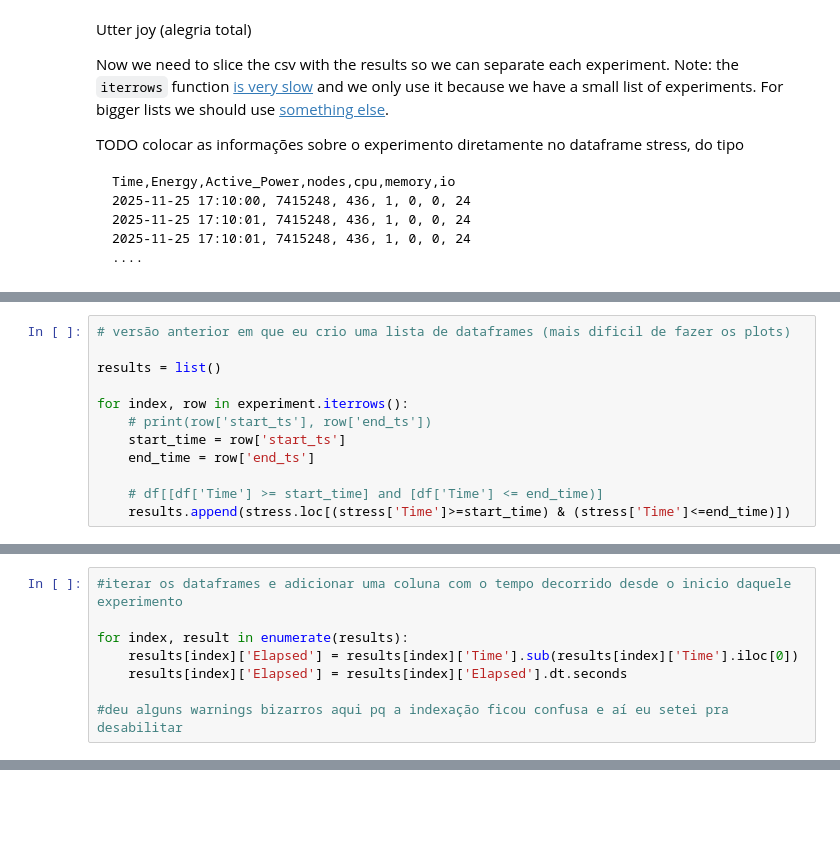
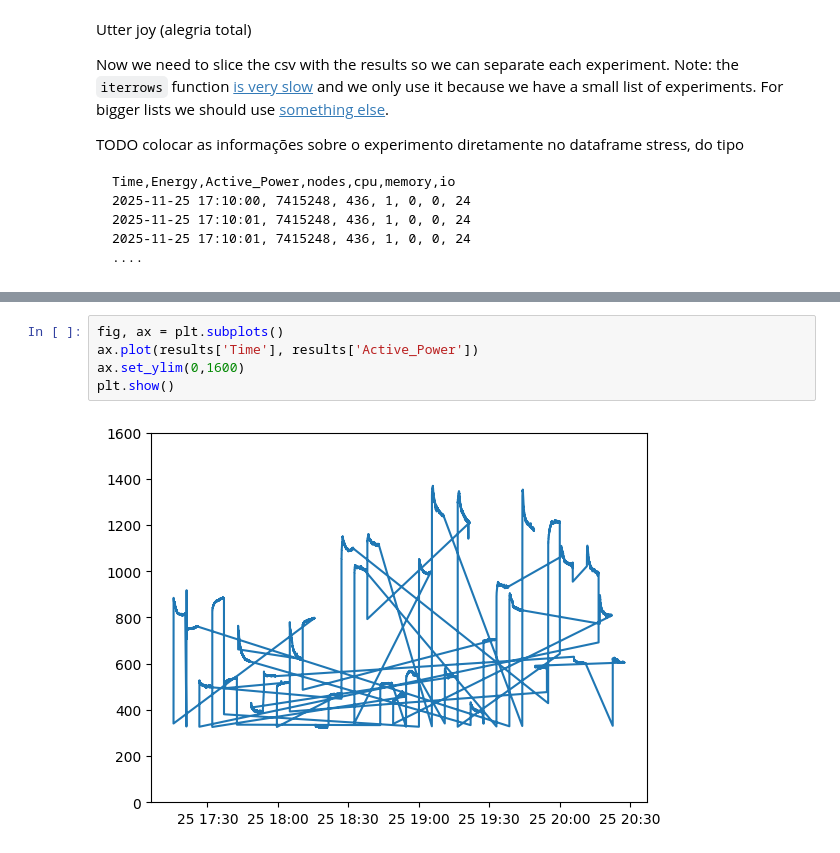
Before and after one commit to othomarcondes/CMP223-EnergyMeasurements, a Jupyter notebook: data_analysis.ipynb, the cells around one changed output, grey strips where cells are left out. Drawn from its saved outputs; the diff is of its cells as text; blank space fills up the shorter version.

```diff
--- a/data_analysis.ipynb
+++ b/data_analysis.ipynb
@@ -169,13 +184 @@ stress
-# %%
-# versão anterior em que eu crio uma lista de dataframes (mais dificil de fazer os plots)
-
-results = list()
-
-for index, row in experiment.iterrows():
-    # print(row['start_ts'], row['end_ts'])
-    start_time = row['start_ts']
-    end_time = row['end_ts']
-
-    # df[[df['Time'] >= start_time] and [df['Time'] <= end_time)]
-    results.append(stress.loc[(stress['Time']>=start_time) & (stress['Time']<=end_time)])
 # %% [markdown]
@@ -183,8 +185,0 @@ TODO plotar a lista de dataframes (results)
-# %%
-#iterar os dataframes e adicionar uma coluna com o tempo decorrido desde o inicio daquele experimento
-
-for index, result in enumerate(results):
-    results[index]['Elapsed'] = results[index]['Time'].sub(results[index]['Time'].iloc[0])
-    results[index]['Elapsed'] = results[index]['Elapsed'].dt.seconds
-
-#deu alguns warnings bizarros aqui pq a indexação ficou confusa e aí eu setei pra desabilitar
@@ -205,0 +186,7 @@ plt.show()
+# %%
+fig, ax = plt.subplots()
+ax.plot(results['Time'], results['Active_Power'])
+ax.set_ylim(0,1600)
+plt.show()
+# %% [output]
+[figure, added]
```
Also changed, not shown: parts of 4 cells of this notebook.
